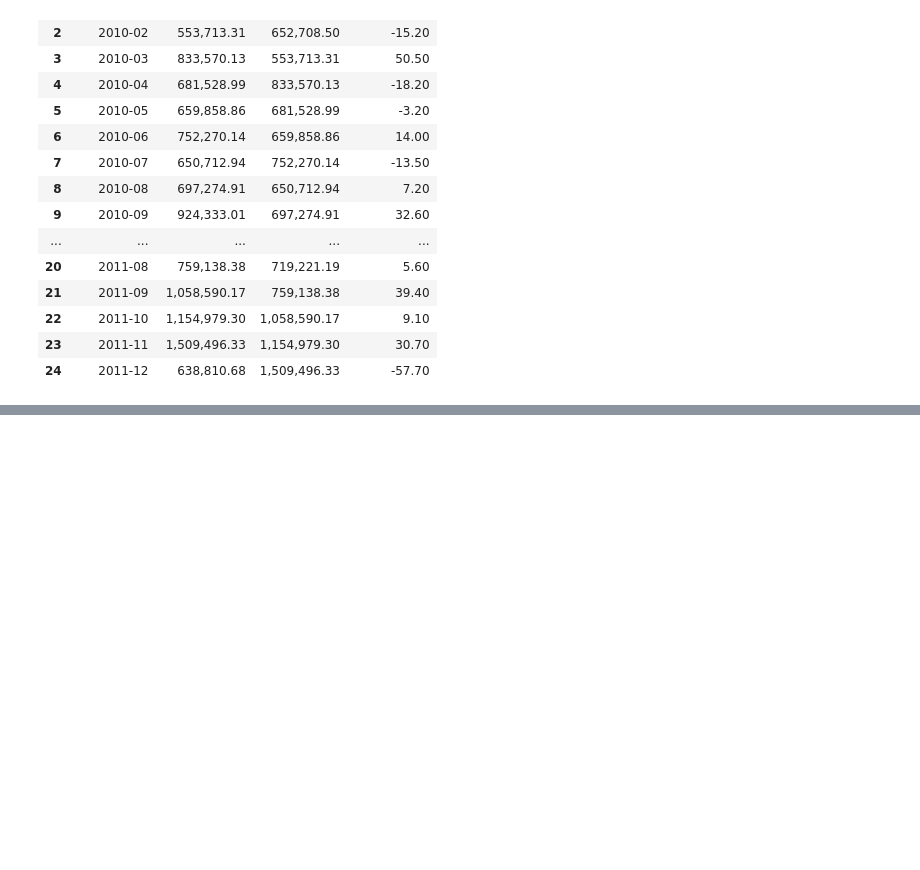
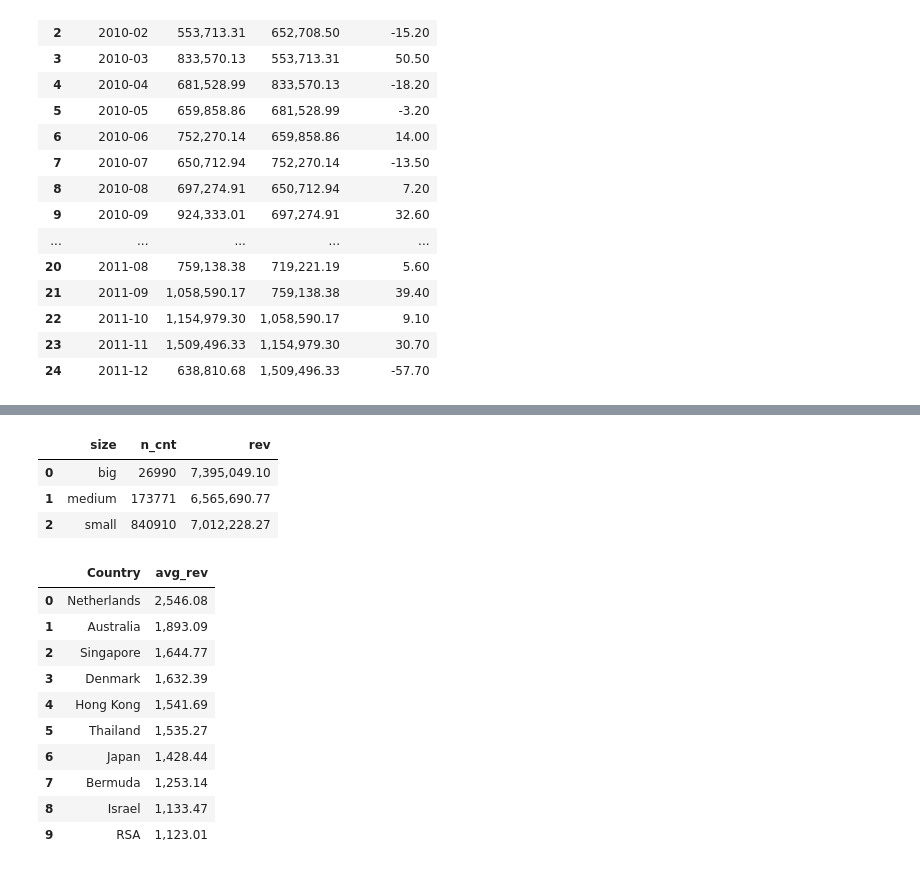
Before and after one commit to z0etar0twh/online-retail-analysis, a Jupyter notebook: online-retail-analysis.ipynb, the cells around one changed output, grey strips where cells are left out. Saved outputs shown, nothing was run; the diff lists cells and outputs as text; code cells hidden in the pictures; blank space fills up the shorter version.

```diff
--- a/online-retail-analysis.ipynb
+++ b/online-retail-analysis.ipynb
@@ -984,0 +1027,44 @@ ORDER BY YearMonth
+# %%
+# Вопрос 3: продуктовая команда хочет разбить все строки продаж на три корзины по величине Revenue в строке:
+# маленькие (<20), средние (от 20 до 100), крупные (>100). Для каждой корзины покажи число строк и суммарную выручку.
+
+q("""
+SELECT
+    (CASE WHEN Revenue < 20 THEN 'small'
+    WHEN Revenue < 100 THEN 'medium'
+    ELSE 'big' END) AS size, COUNT(*) AS n_cnt, SUM(Revenue) AS rev
+FROM retail
+GROUP BY size
+""")
+# %% [output]
+|  | size | n_cnt | rev |
+| 0 | big | 26990 | 7,395,049.10 |
+| 1 | medium | 173771 | 6,565,690.77 |
+| 2 | small | 840910 | 7,012,228.27 |
+# %%
+# Вопрос 4: настоящий средний чек считается по заказам, а не по строкам. Посчитай средний чек (среднюю сумму одного заказа Invoice) по стране
+# и выведи топ-10 стран с самым высоким средним чеком. И отдельно ответь словами: почему это нельзя сделать одним простым GROUP BY Country?
+
+q("""
+SELECT Country, AVG(total_revenue) AS avg_rev
+FROM (SELECT Invoice, Country, SUM(Revenue) AS total_revenue
+    FROM retail
+    WHERE Description NOT IN ('POSTAGE', 'Manual', 'AMAZON FEE', 'DOTCOM POSTAGE', 'Adjust bad debt')
+    GROUP BY Invoice, Country
+    ) AS checks
+GROUP BY Country
+ORDER BY avg_rev DESC
+LIMIT 10
+""")  # Это нельзя сделать одним простым GROUP BY так как в таком случае среднее считалось бы построчно, а нужно по заказам.
+# %% [output]
+|  | Country | avg_rev |
+| 0 | Netherlands | 2,546.08 |
+| 1 | Australia | 1,893.09 |
+| 2 | Singapore | 1,644.77 |
+| 3 | Denmark | 1,632.39 |
+| 4 | Hong Kong | 1,541.69 |
+| 5 | Thailand | 1,535.27 |
+| 6 | Japan | 1,428.44 |
+| 7 | Bermuda | 1,253.14 |
+| 8 | Israel | 1,133.47 |
+| 9 | RSA | 1,123.01 |
```
Also changed, not shown: parts of 5 cells of this notebook.
